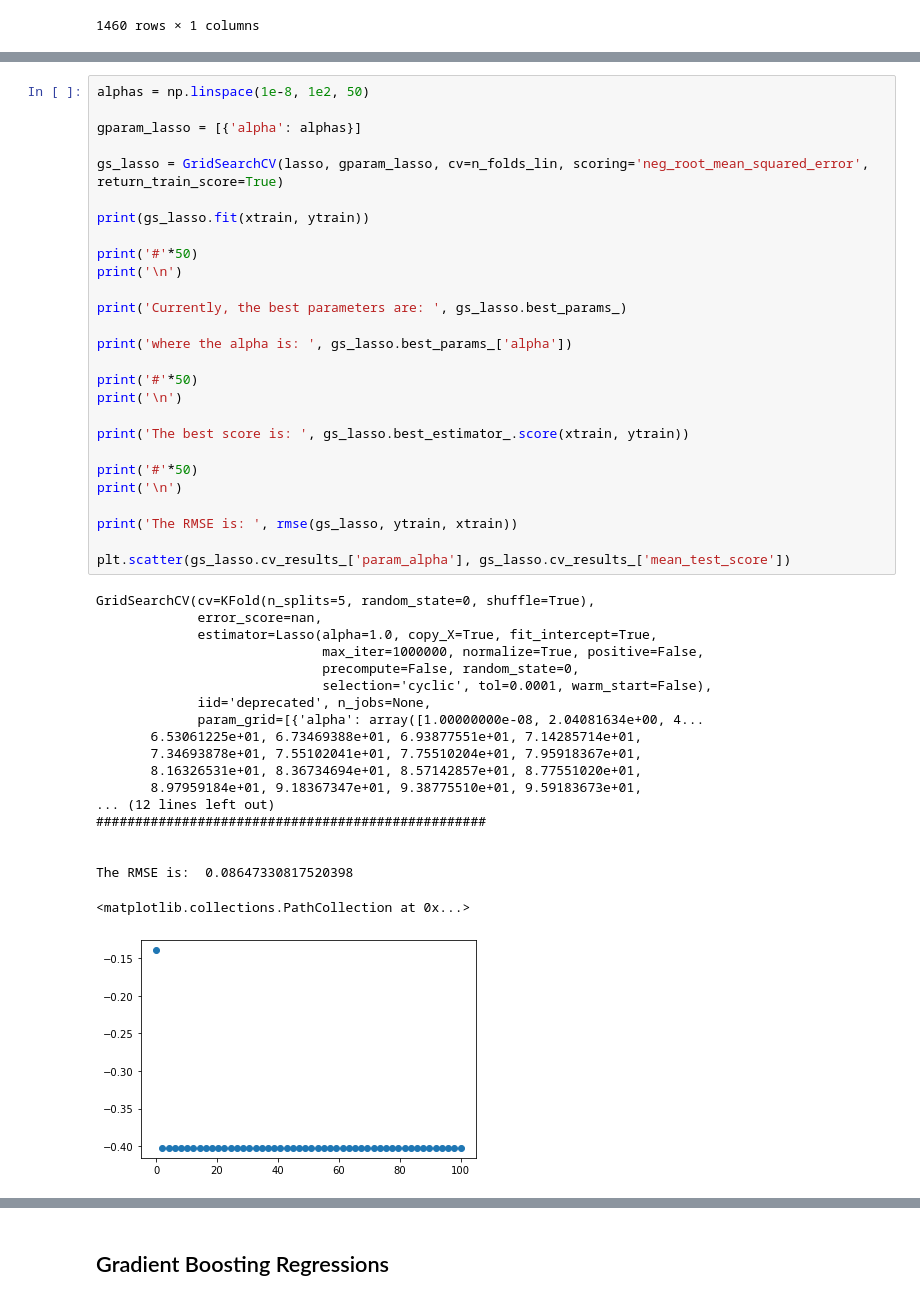
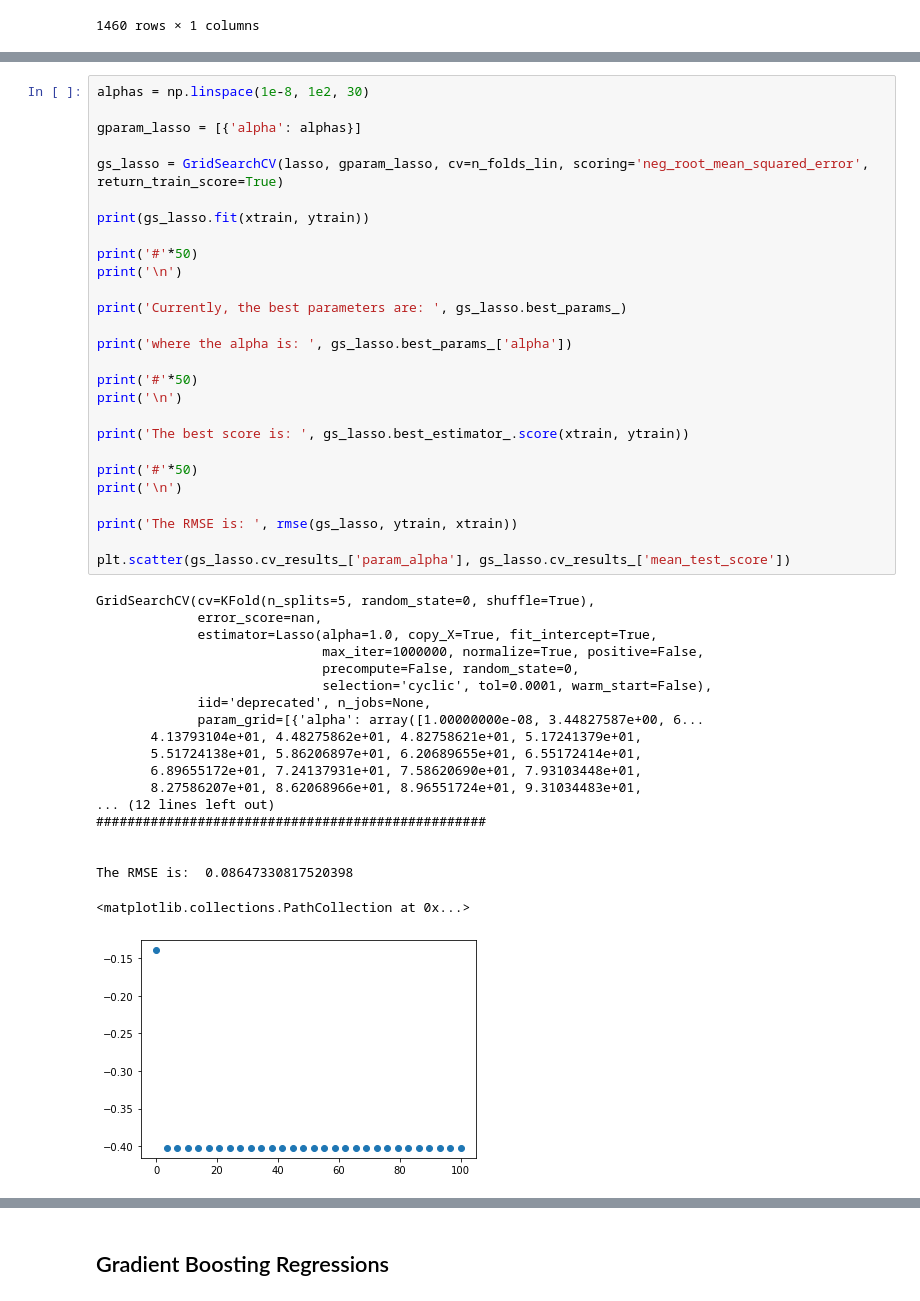
Before and after one commit to tdchoi7/ML_Project_Self, a Jupyter notebook: ML_HousingPrice_ModelTraining_Predicting.ipynb, the cells around one changed output, grey strips where cells are left out. Saved outputs shown, nothing was run; the diff lists cells and outputs as text.

```diff
--- a/ML_HousingPrice_ModelTraining_Predicting.ipynb
+++ b/ML_HousingPrice_ModelTraining_Predicting.ipynb
@@ -99,6 +97,6 @@ lasso = Lasso(random_state=0, max_iter=1000000, normalize=True)
 n_folds_lin = ms.KFold(n_splits=5, random_state=0, shuffle=True)
 # %%
-alphas = np.linspace(1e-8, 1e2, 50)
+alphas = np.linspace(1e-8, 1e2, 30)
 
 gparam_lasso = [{'alpha': alphas}]
 
@@ -111,39 +109,39 @@ print('\n')
 
 print('Currently, the best parameters are: ', gs_lasso.best_params_)
 
 print('where the alpha is: ', gs_lasso.best_params_['alpha'])
 
 print('#'*50)
 print('\n')
 
 print('The best score is: ', gs_lasso.best_estimator_.score(xtrain, ytrain))
 
 print('#'*50)
 print('\n')
 
 print('The RMSE is: ', rmse(gs_lasso, ytrain, xtrain))
 
 plt.scatter(gs_lasso.cv_results_['param_alpha'], gs_lasso.cv_results_['mean_test_score'])
 # %% [output]
 GridSearchCV(cv=KFold(n_splits=5, random_state=0, shuffle=True),
              error_score=nan,
              estimator=Lasso(alpha=1.0, copy_X=True, fit_intercept=True,
                              max_iter=1000000, normalize=True, positive=False,
                              precompute=False, random_state=0,
                              selection='cyclic', tol=0.0001, warm_start=False),
              iid='deprecated', n_jobs=None,
-             param_grid=[{'alpha': array([1.00000000e-08, 2.04081634e+00, 4...
-       6.53061225e+01, 6.73469388e+01, 6.93877551e+01, 7.14285714e+01,
-       7.34693878e+01, 7.55102041e+01, 7.75510204e+01, 7.95918367e+01,
-       8.16326531e+01, 8.36734694e+01, 8.57142857e+01, 8.77551020e+01,
-       8.97959184e+01, 9.18367347e+01, 9.38775510e+01, 9.59183673e+01,
+             param_grid=[{'alpha': array([1.00000000e-08, 3.44827587e+00, 6...
+       4.13793104e+01, 4.48275862e+01, 4.82758621e+01, 5.17241379e+01,
+       5.51724138e+01, 5.86206897e+01, 6.20689655e+01, 6.55172414e+01,
+       6.89655172e+01, 7.24137931e+01, 7.58620690e+01, 7.93103448e+01,
+       8.27586207e+01, 8.62068966e+01, 8.96551724e+01, 9.31034483e+01,
 ... (12 lines left out)
 ##################################################
 
 
 The RMSE is:  0.08647330817520398
 <matplotlib.collections.PathCollection at 0x...>
-[figure, old version]
+[figure, new version]
 # %%
 alphas = np.linspace(1e-8, 1e-3, 30)
 
```
Also changed, not shown: parts of 60 cells of this notebook, 2 other files.
